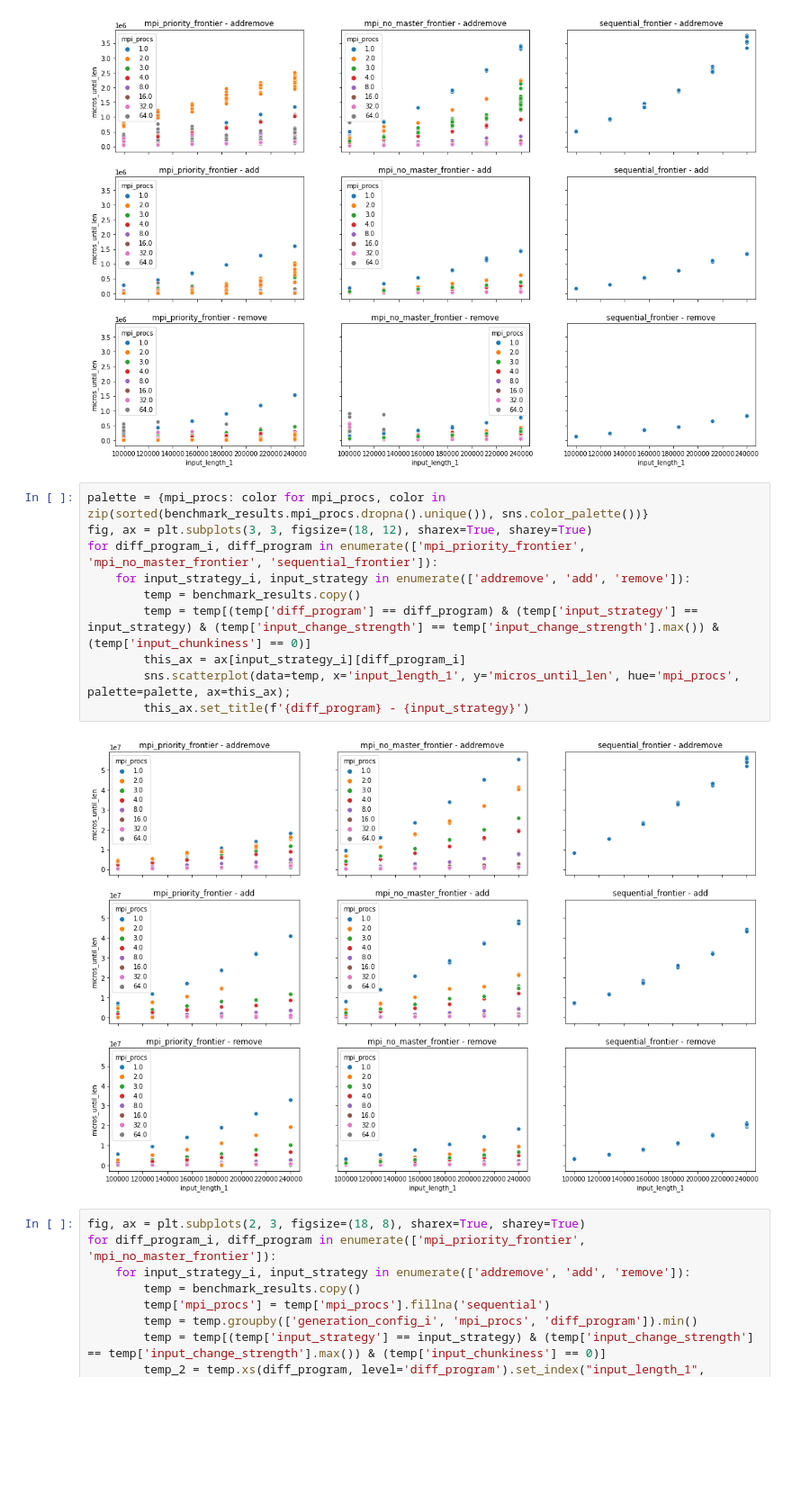
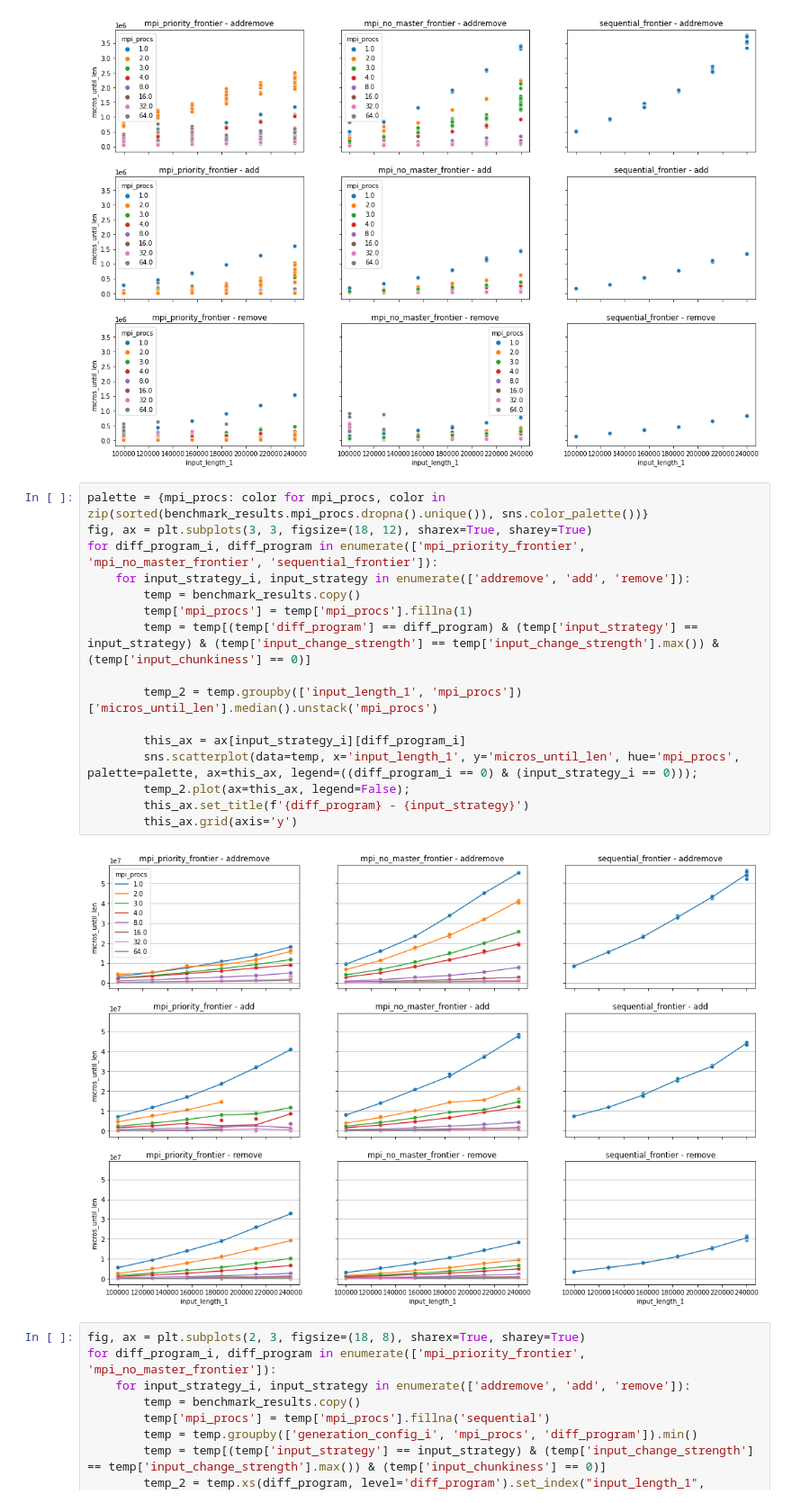
Before and after one commit to tehwalris/mpi-myers-diff, a Jupyter notebook: notebooks/benchmark-analysis-euler-presentation/add_remove_small.ipynb, the cells around one changed output. Shown at 90% size. Cells and saved outputs as stored; diff of their text form; blank space fills up the shorter version.

```diff
--- a/notebooks/benchmark-analysis-euler-presentation/add_remove_small.ipynb
+++ b/notebooks/benchmark-analysis-euler-presentation/add_remove_small.ipynb
@@ -67,15 +67,21 @@ for diff_program_i, diff_program in enumerate(['mpi_priority_frontier', 'mpi_no_
 # %%
 palette = {mpi_procs: color for mpi_procs, color in zip(sorted(benchmark_results.mpi_procs.dropna().unique()), sns.color_palette())}
 fig, ax = plt.subplots(3, 3, figsize=(18, 12), sharex=True, sharey=True)
 for diff_program_i, diff_program in enumerate(['mpi_priority_frontier', 'mpi_no_master_frontier', 'sequential_frontier']):
     for input_strategy_i, input_strategy in enumerate(['addremove', 'add', 'remove']):
         temp = benchmark_results.copy()
+        temp['mpi_procs'] = temp['mpi_procs'].fillna(1)
         temp = temp[(temp['diff_program'] == diff_program) & (temp['input_strategy'] == input_strategy) & (temp['input_change_strength'] == temp['input_change_strength'].max()) & (temp['input_chunkiness'] == 0)]
+
+        temp_2 = temp.groupby(['input_length_1', 'mpi_procs'])['micros_until_len'].median().unstack('mpi_procs')
+
         this_ax = ax[input_strategy_i][diff_program_i]
-        sns.scatterplot(data=temp, x='input_length_1', y='micros_until_len', hue='mpi_procs', palette=palette, ax=this_ax);
+        sns.scatterplot(data=temp, x='input_length_1', y='micros_until_len', hue='mpi_procs', palette=palette, ax=this_ax, legend=((diff_program_i == 0) & (input_strategy_i == 0)));
+        temp_2.plot(ax=this_ax, legend=False);
         this_ax.set_title(f'{diff_program} - {input_strategy}')
+        this_ax.grid(axis='y')
 # %% [output]
-[figure, old version]
+[figure, new version]
 # %%
 fig, ax = plt.subplots(2, 3, figsize=(18, 8), sharex=True, sharey=True)
 for diff_program_i, diff_program in enumerate(['mpi_priority_frontier', 'mpi_no_master_frontier']):
```
Also changed, not shown: 2 other files.
